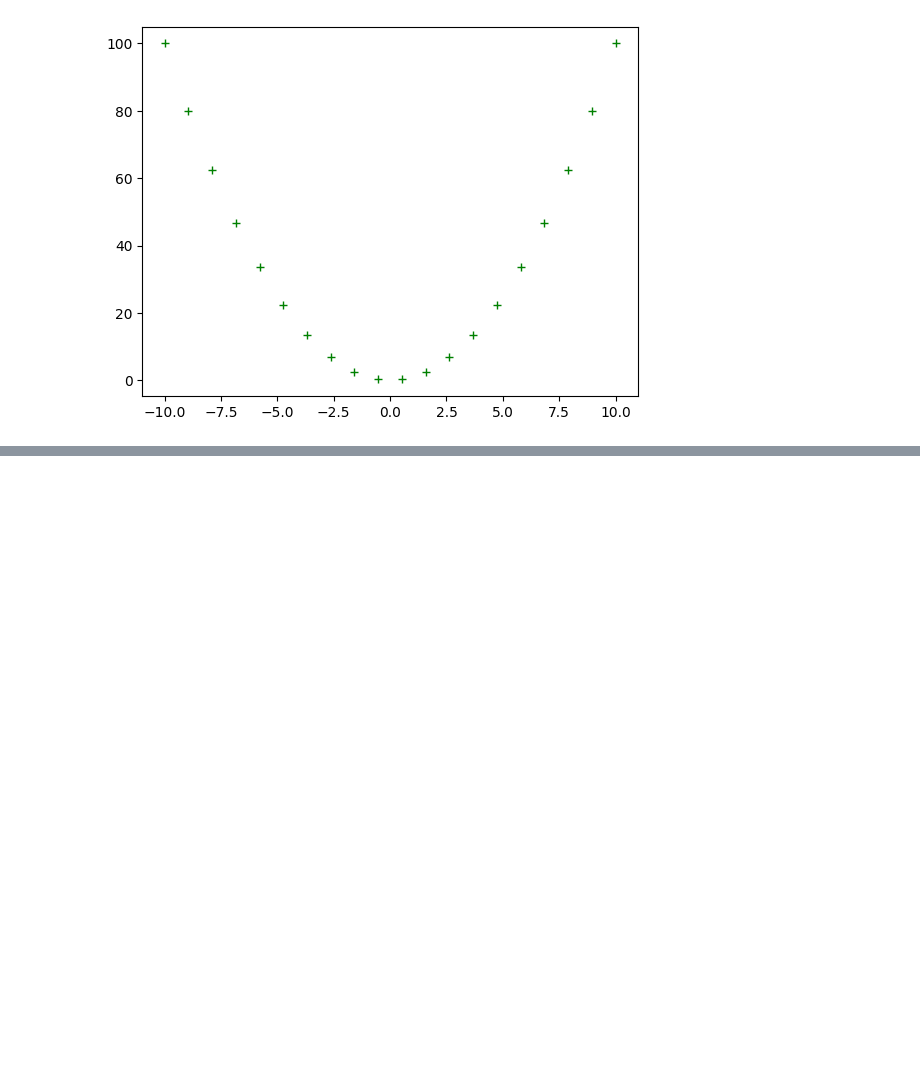
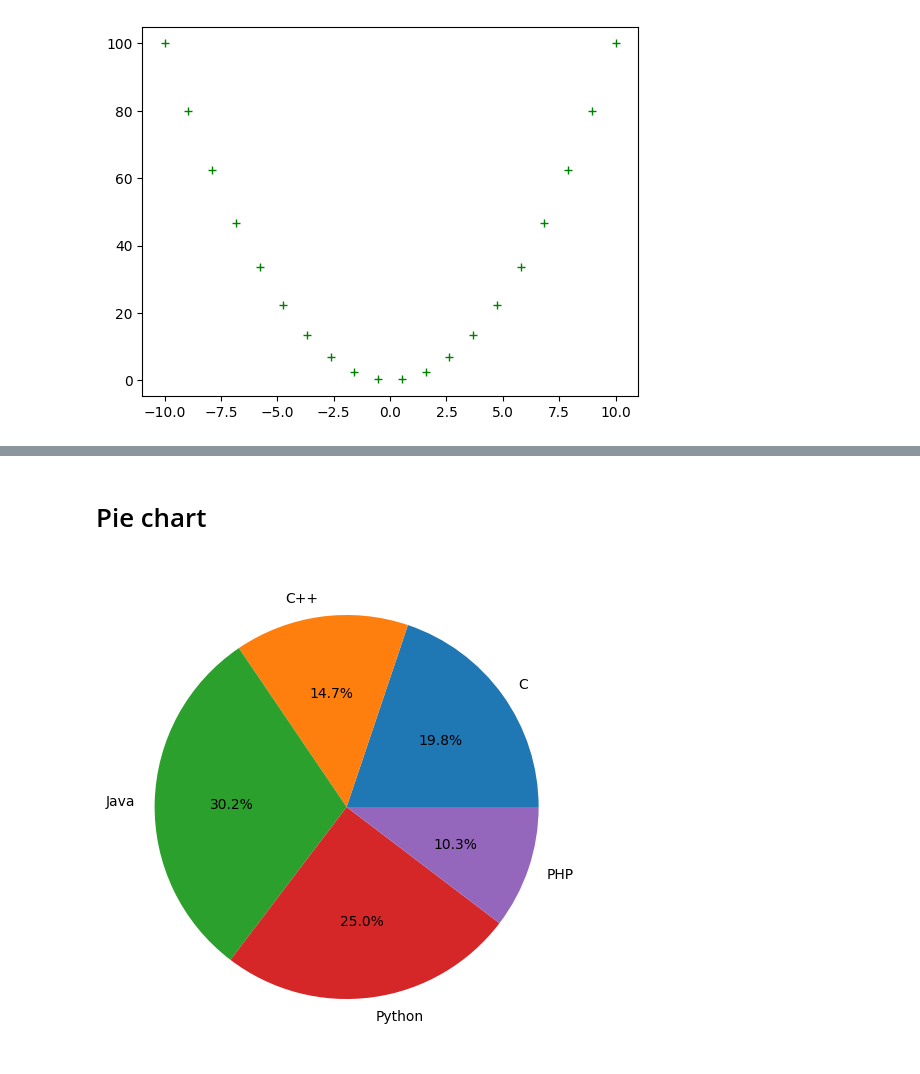
Before and after one commit to ashutoshgithubs/Machine-Learning, a Jupyter notebook: Matplotlib.ipynb, the cells around one changed output, grey strips where cells are left out. Cells and saved outputs as stored; diff of their text form; code cells hidden in the pictures; blank space fills up the shorter version.

```diff
--- a/Matplotlib.ipynb
+++ b/Matplotlib.ipynb
@@ -43,0 +65,11 @@ plt.show()
+# %% [markdown]
+# Pie chart
+# %%
+fig1 = plt.figure()
+ax = fig1.add_axes([0,0,1,1])
+langs = ['C','C++','Java','Python','PHP']
+students = [23,17,35,29,12]
+ax.pie(students,labels=langs,autopct='%1.1f%%')
+plt.show()
+# %% [output]
+[figure, added]
```
Also changed, not shown: parts of 7 cells of this notebook.
